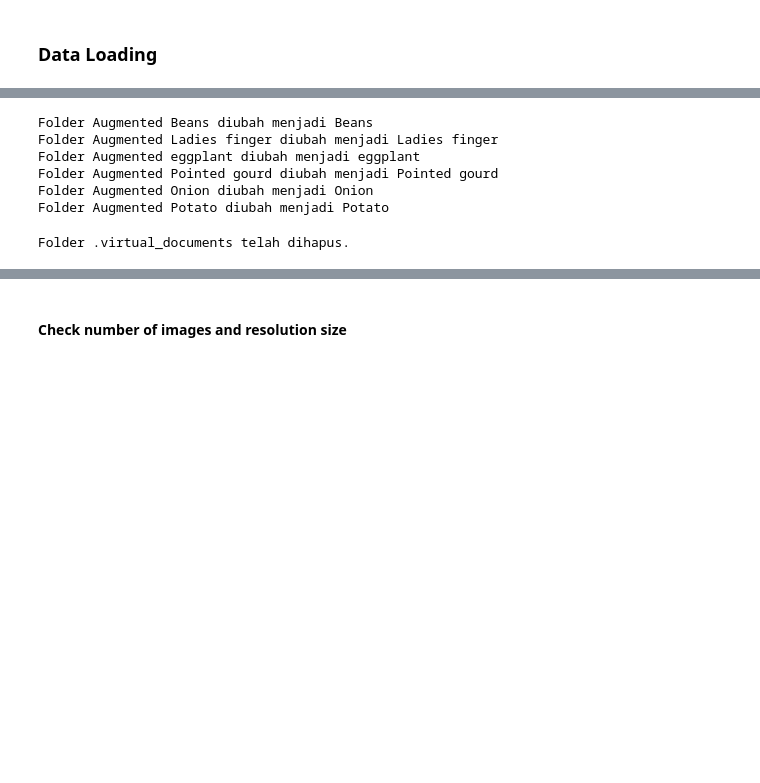
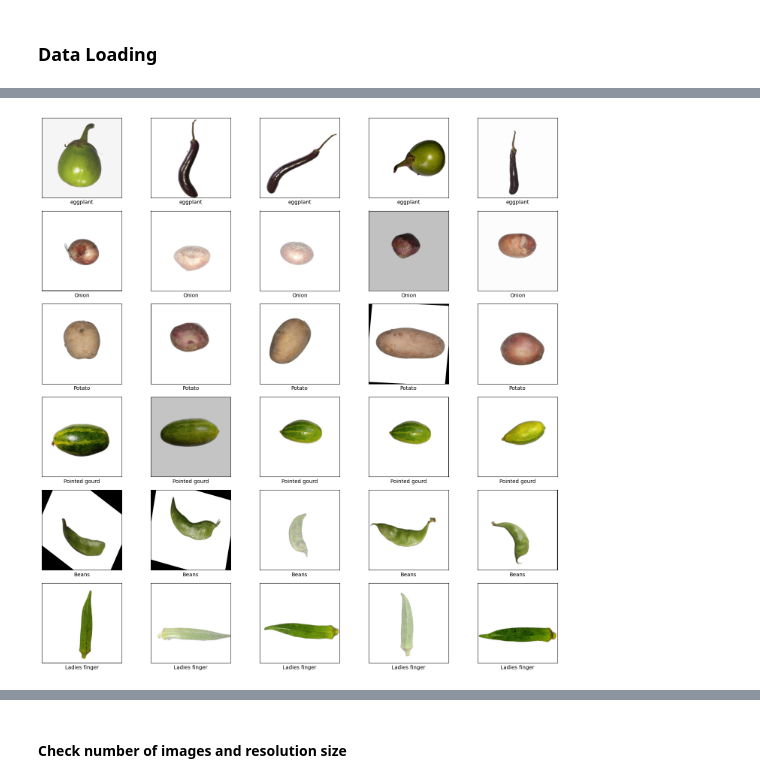
Before and after one commit to Frisyk/image-classiffication-for-vegetables, a Jupyter notebook: notebook.ipynb, the cells around one changed output, grey strips where cells are left out. Cells and saved outputs as stored; diff of their text form; code cells hidden in the pictures; blank space fills up the shorter version.

```diff
--- a/notebook.ipynb
+++ b/notebook.ipynb
@@ -146,41 +68,35 @@ Folder Augmented Potato diubah menjadi Potato
-# %%
-import os
-
-# Path ke folder train
-train_path = "vegetables/dataset/test"
-
-# Loop semua folder dalam train_path
-for folder in os.listdir(train_path):
-    folder_path = os.path.join(train_path, folder)
-
-    # Jika folder mengandung "Augmented", ubah namanya
-    if "Augmented" in folder and os.path.isdir(folder_path):
-        new_folder_name = folder.replace("Augmented ", "")  # Hapus kata "Augmented "
-        new_folder_path = os.path.join(train_path, new_folder_name)
-
-        os.rename(folder_path, new_folder_path)  # Ubah nama folder
-        print(f"Folder {folder} diubah menjadi {new_folder_name}")
-# %% [output]
-Folder Augmented Beans diubah menjadi Beans
-Folder Augmented Ladies finger diubah menjadi Ladies finger
-Folder Augmented eggplant diubah menjadi eggplant
-Folder Augmented Pointed gourd diubah menjadi Pointed gourd
-Folder Augmented Onion diubah menjadi Onion
-Folder Augmented Potato diubah menjadi Potato
-# %%
-import os
-import shutil
-
-# Path ke folder utama
-main_path = "."
-
-# Loop semua item di dalam direktori utama
-for item in os.listdir(main_path):
-    item_path = os.path.join(main_path, item)
-
-    # Hapus jika item adalah folder dan bukan "dataset"
-    if os.path.isdir(item_path) and item != "vegetables":
-        shutil.rmtree(item_path)  # Hapus folder dan isinya
-        print(f"Folder {item} telah dihapus.")
-# %% [output]
-Folder .virtual_documents telah dihapus.
+# %%
+import os
+import numpy as np
+import matplotlib.pyplot as plt
+from PIL import Image
+
+# Path awal dataset
+dataset_path = "/kaggle/input/a-dataset-for-vegetable-identification/A Dataset for Vegetable Identification/Vegetable identification dataset/Vegetable identification dataset/Augmented dataset"
+
+vegetable_images = {}
+
+for class_name in os.listdir(dataset_path):
+    class_path = os.path.join(dataset_path, class_name)
+
+    if os.path.isdir(class_path):
+        clean_class_name = class_name.replace("Augmented ", "").strip()
+        vegetable_images[clean_class_name] = [os.path.join(class_path, img) for img in os.listdir(class_path)]
+
+fig, axs = plt.subplots(len(vegetable_images.keys()), 5, figsize=(15, 15))
+
+for i, (class_name, image_paths) in enumerate(vegetable_images.items()):
+    if len(image_paths) < 5:
+        selected_images = image_paths
+    else:
+        selected_images = np.random.choice(image_paths, 5, replace=False)
+
+    for j, img_path in enumerate(selected_images):
+        img = Image.open(img_path)
+        axs[i, j].imshow(img)
+        axs[i, j].set(xlabel=class_name, xticks=[], yticks=[])
+
+fig.tight_layout()
+plt.show()
+# %% [output]
+[figure, added]
```
Also changed, not shown: parts of 23 cells of this notebook, 14 other files.
